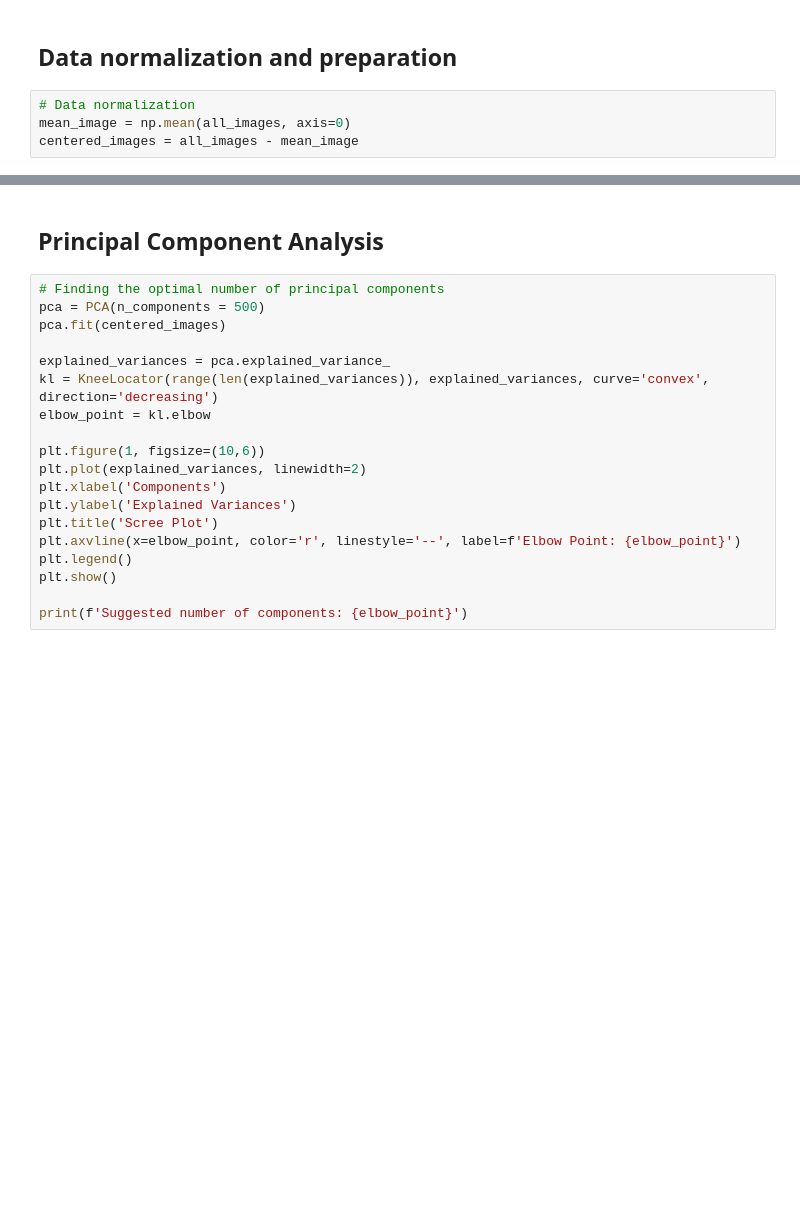
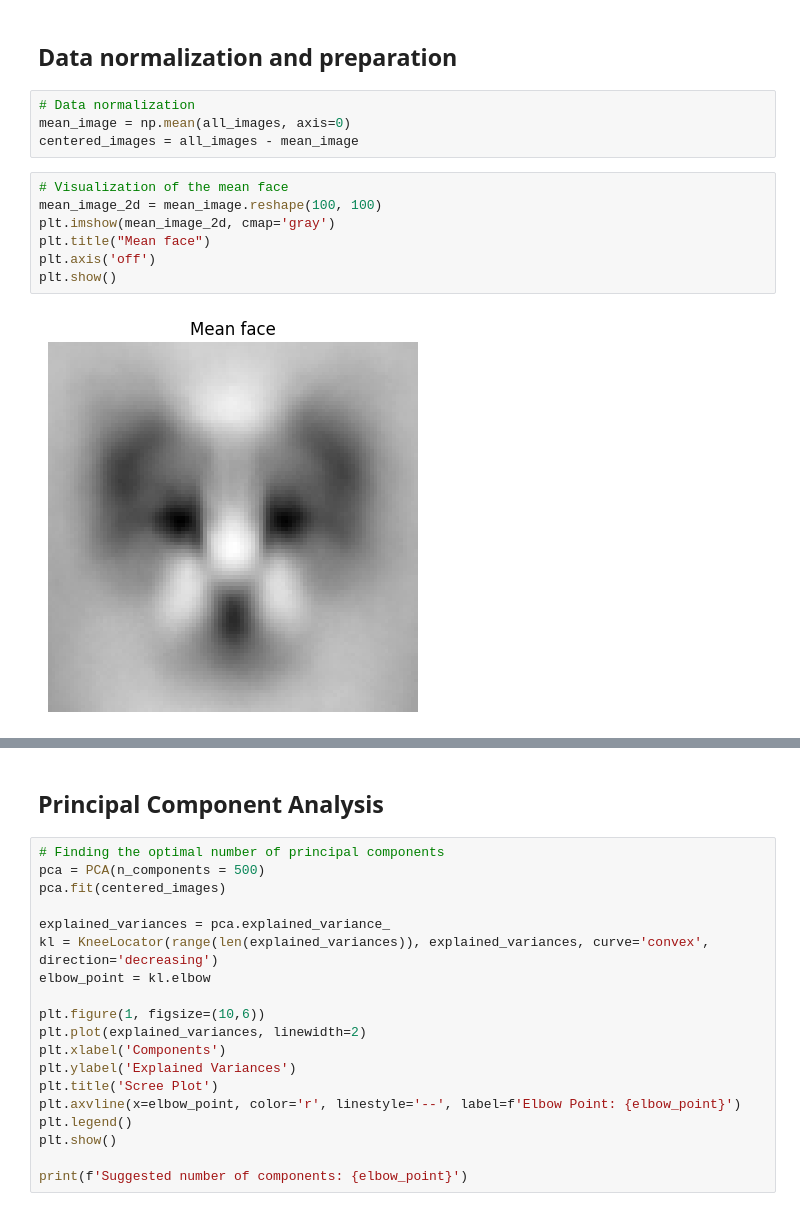
Before and after one commit to mlamczyk/CNN_Dogs-vs-Cats, a Jupyter notebook: project.ipynb, the cells around one changed output, grey strips where cells are left out. Saved outputs shown, nothing was run; the diff lists cells and outputs as text; blank space fills up the shorter version.

```diff
--- a/project.ipynb
+++ b/project.ipynb
@@ -76,6 +77,15 @@ plt.show()
 # Data normalization
 mean_image = np.mean(all_images, axis=0)
 centered_images = all_images - mean_image
+# %%
+# Visualization of the mean face
+mean_image_2d = mean_image.reshape(100, 100)
+plt.imshow(mean_image_2d, cmap='gray')
+plt.title("Mean face")
+plt.axis('off')
+plt.show()
+# %% [output]
+[figure, added]
 # %%
 # Visualization of original and centered images
 fig, axes = plt.subplots(2, 10, figsize=(15, 4))
```
Also changed, not shown: parts of 12 cells of this notebook.
